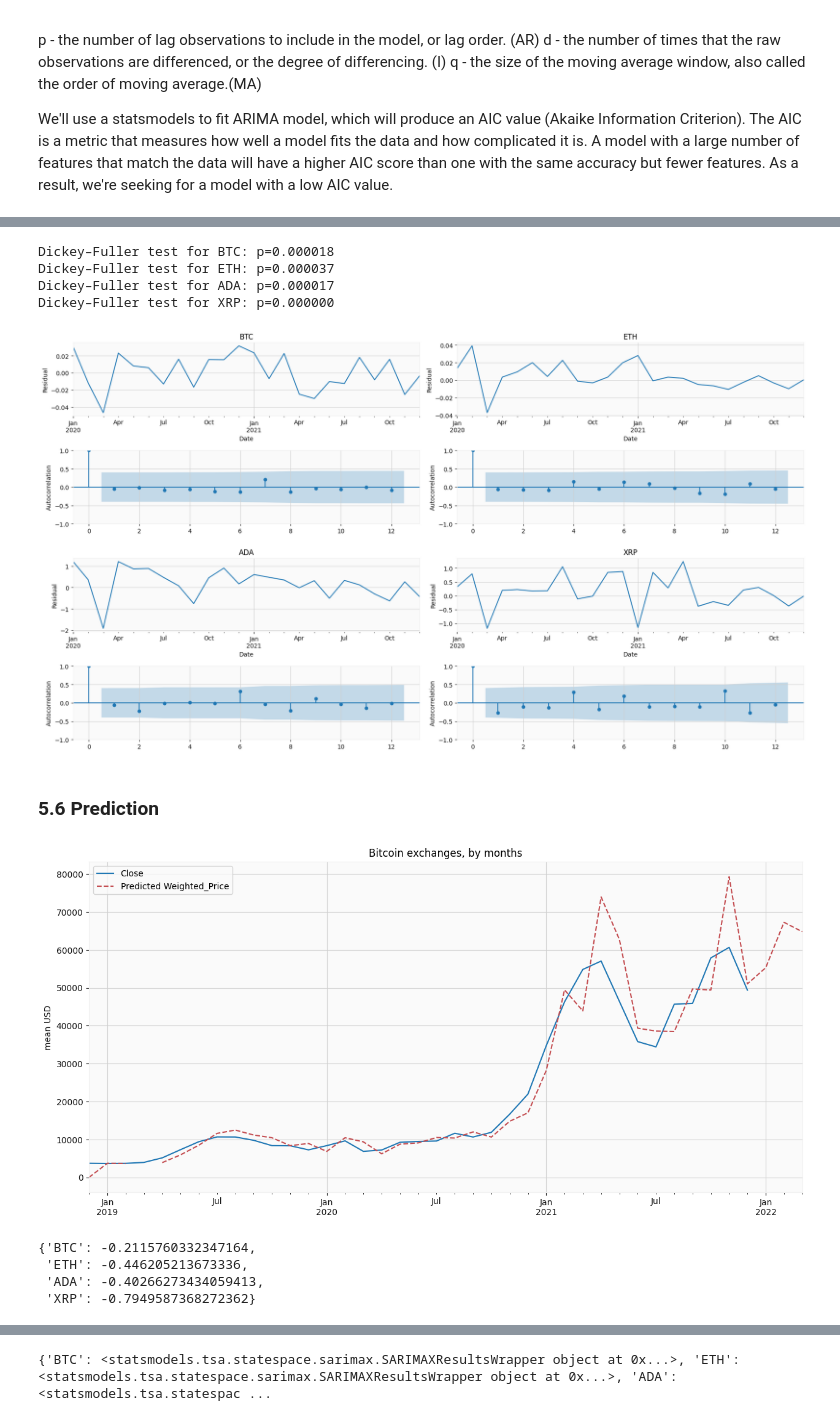
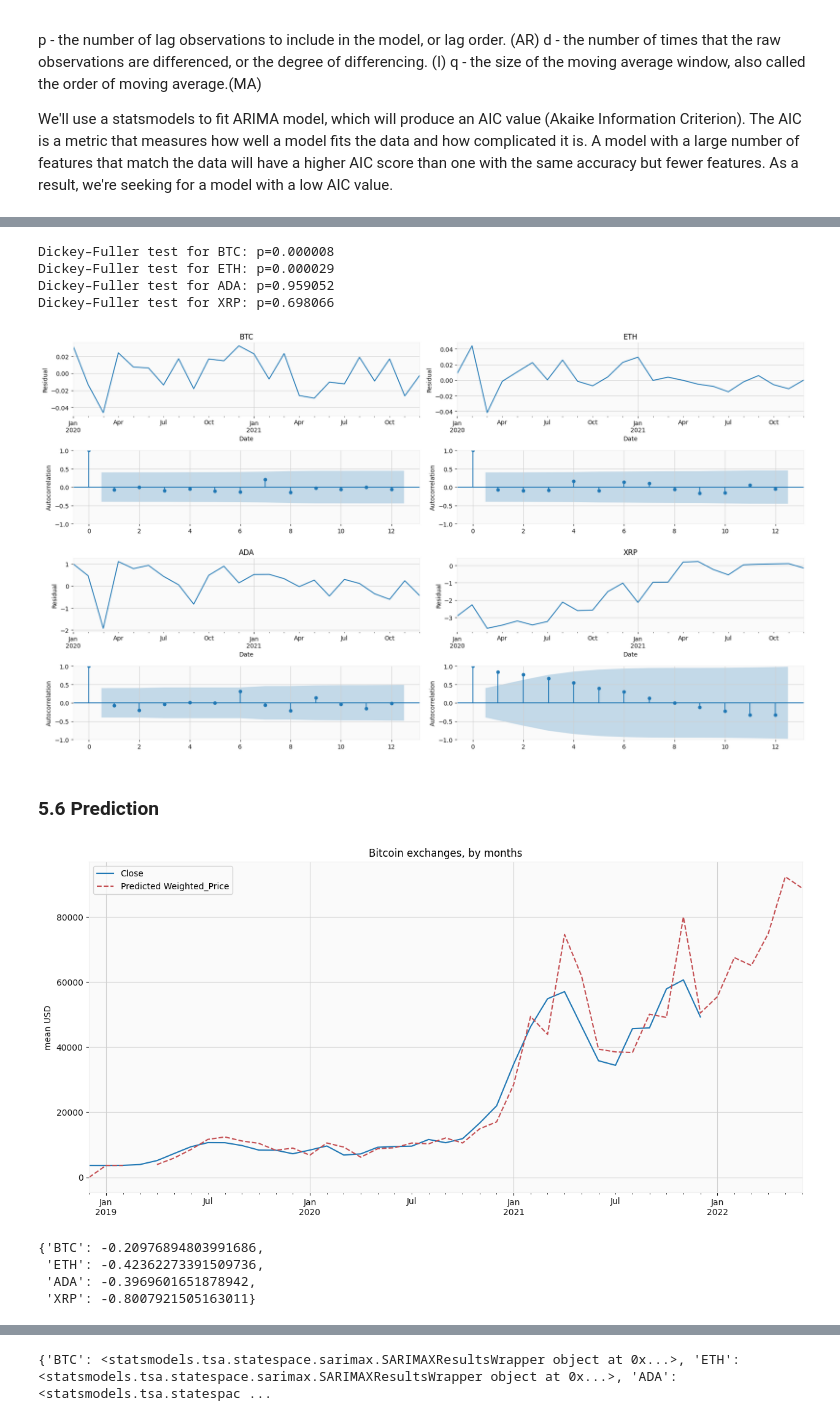
Before and after one commit to gshudhanshu/CM2015-Programming-with-data_Mid-term, a Jupyter notebook: CM2015_Mid-term.ipynb, the cells around one changed output, grey strips where cells are left out. Drawn from its saved outputs; the diff is of its cells as text; code cells hidden in the pictures.

```diff
--- a/CM2015_Mid-term.ipynb
+++ b/CM2015_Mid-term.ipynb
@@ -175,7 +183,7 @@ today = date.today()
 yesterday = date.today() - timedelta (days = 1)
 
 to_date = yesterday
-from_date = yesterday - timedelta (days = 1095)
+from_date = yesterday - timedelta (days = 1125)
 
 # Modifying the date format
 from_date = date.strftime(from_date, '%d/%m/%Y')
@@ -423,10 +426,10 @@ def plotseasonal(res, axes, coinName):
     axes[3].set_ylabel('Residual')
     axes[0].set_title(coinName)
 
-for i, j, mean in zip((1,1,2,2), (0,1,0,1), monthMean):
-    print(('Dickey–Fuller test for ' + mean + ': p=%f') % adfuller(monthMean[mean].Close)[1])
-    res = sm.tsa.seasonal_decompose(monthMean[mean].Close, model='additive')
-    plotseasonal(res, axes[(i-1)*4:(i)*4,j], mean)
+for i, j, symbol in zip((1,1,2,2), (0,1,0,1), monthMean):
+    print(('Dickey–Fuller test for ' + symbol + ': p=%f') % adfuller(monthMean[symbol].Close)[1])
+    res = sm.tsa.seasonal_decompose(monthMean[symbol].Close, model='additive')
+    plotseasonal(res, axes[(i-1)*4:(i)*4,j], symbol)
 
 plt.tight_layout()
 plt.show()
@@ -443,7 +446,7 @@ The Dickey–Fuller test gives us the p values. For seasonal chart we can see th
 A Box Cox transformation turns non-normal dependent variables into normal shapes. Many statistical approaches rely on the assumption of normality; if our data isn't normal, using a Box-Cox allows us to conduct a larger number of tests.
 # %%
 lmbda = {}
-for mean in monthMean:
-    monthMean[mean]['close_box'], lmbda[mean] = scipy.stats.boxcox(monthMean[mean].Close)
-    print(('Dickey–Fuller test for ' + mean + ': p=%f') % adfuller(monthMean[mean].close_box)[1])
+for symbol in monthMean:
+    monthMean[symbol]['close_box'], lmbda[symbol] = scipy.stats.boxcox(monthMean[symbol].Close)
+    print(('Dickey–Fuller test for ' + symbol + ': p=%f') % adfuller(monthMean[symbol].close_box)[1])
 # %% [output]
@@ -489,15 +488,15 @@ To obtain a stationary time series, it may be necessary to difference the data a
 # Second Order differentiation (2 months)
 
 print("Second Order differentiation for 2 month")
-for mean in monthMean:
-    monthMean[mean]['diff2'] = monthMean[mean].diff_seasonal_12 - monthMean[mean].diff_seasonal_12.shift(1)
+for symbol in monthMean:
+    monthMean[symbol]['diff2'] = monthMean[symbol].diff_seasonal_12 - monthMean[symbol].diff_seasonal_12.shift(1)
 # Seasonal decomposition
 fig, axes = plt.subplots(ncols=2, nrows=8, sharex=True, figsize=(18,10))
 
-for i, j, mean in zip((1,1,2,2), (0,1,0,1), monthMean):
-    print(('Dickey–Fuller test for ' + mean + ': p=%f') % adfuller(monthMean[mean].diff2[13:])[1])
-    res = seasonal_decompose(monthMean[mean].diff2[13:], model='additive')
-    plotseasonal(res, axes[(i-1)*4:(i)*4,j], mean)
+for i, j, symbol in zip((1,1,2,2), (0,1,0,1), monthMean):
+    print(('Dickey–Fuller test for ' + symbol + ': p=%f') % adfuller(monthMean[symbol].diff2[13:])[1])
+    res = seasonal_decompose(monthMean[symbol].diff2[13:], model='additive')
+    plotseasonal(res, axes[(i-1)*4:(i)*4,j], symbol)
 
 plt.tight_layout()
 plt.show()
@@ -650,46 +649,46 @@ plt.show()
 # ax = plt.subplot(212)
 # plot_acf(best_models[symbol].resid[13:].values.squeeze(), lags=12, ax=ax)
 # %% [output]
-Dickey–Fuller test for BTC: p=0.000018
-Dickey–Fuller test for ETH: p=0.000037
-Dickey–Fuller test for ADA: p=0.000017
-Dickey–Fuller test for XRP: p=0.000000
+Dickey–Fuller test for BTC: p=0.000008
+Dickey–Fuller test for ETH: p=0.000029
+Dickey–Fuller test for ADA: p=0.959052
+Dickey–Fuller test for XRP: p=0.698066
-[figure, old version]
+[figure, new version]
 # %% [markdown]
 ### 5.6 Prediction
 # %%
 # fig, axes = plt.subplots(ncols=2, nrows=2, sharex=True, figsize=(18,10))
 
 
 # Inverse Box-Cox Transformation Function
 def invboxcox(y,lmbda):
    if lmbda == 0:
       return(np.exp(y))
    else:
       return(np.exp(np.log(lmbda*y+1)/lmbda))
 
 # Prediction
 
 # Prediction
 df_month2 = monthMean['BTC'][['Close']]
-date_list = [datetime(2022, 1, 31), datetime(2022, 2, 28), datetime(2022, 3, 31)]
+date_list = [datetime(2022, 1, 31), datetime(2022, 2, 28), datetime(2022, 3, 31), datetime(2022, 4, 30), datetime(2022, 5, 31), datetime(2022, 6, 30)]
 future = pd.DataFrame(index=date_list, columns= monthMean['BTC'].columns)
 df_month2 = pd.concat([df_month2, future])
-df_month2['forecast'] = invboxcox(best_models['BTC'].predict(start=datetime(2018, 12, 31), end=datetime(2022, 3, 31)), lmbda['BTC'])
+df_month2['forecast'] = invboxcox(best_models['BTC'].predict(start=datetime(2018, 12, 31), end=datetime(2022, 6, 30)), lmbda['BTC'])
 plt.figure(figsize=(15,7))
 df_month2.Close.plot()
 df_month2.forecast.plot(color='r', ls='--', label='Predicted Weighted_Price')
 plt.legend()
 plt.title('Bitcoin exchanges, by months')
 plt.ylabel('mean USD')
 plt.show()
 
 df_month2['forecast']
 best_models['BTC'].predict(start=datetime(2018, 12, 31), end=datetime(2022, 3, 31))
 lmbda
 # %% [output]
-[figure, old version]
+[figure, new version]
-{'BTC': -0.2115760332347164,
- 'ETH': -0.446205213673336,
- 'ADA': -0.40266273434059413,
- 'XRP': -0.7949587368272362}
+{'BTC': -0.20976894803991686,
+ 'ETH': -0.42362273391509736,
+ 'ADA': -0.3969601651878942,
+ 'XRP': -0.8007921505163011}
```
Also changed, not shown: parts of 16 cells of this notebook, 1 other file.
